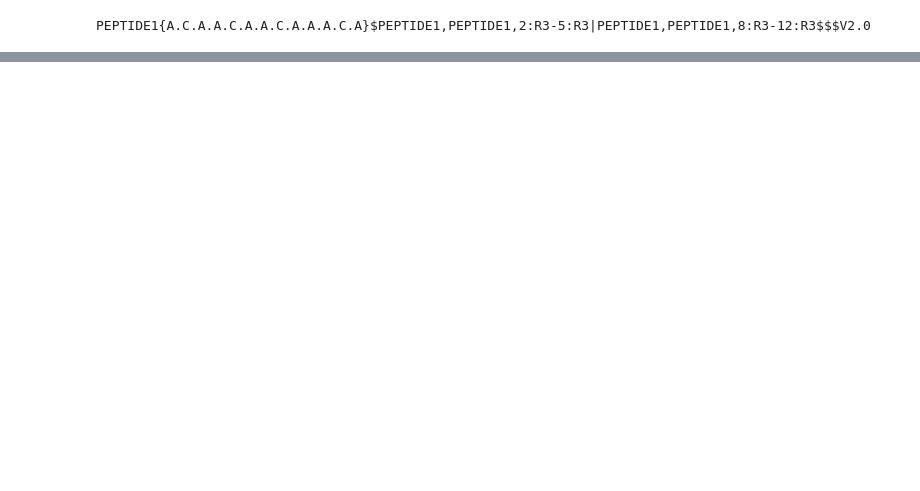
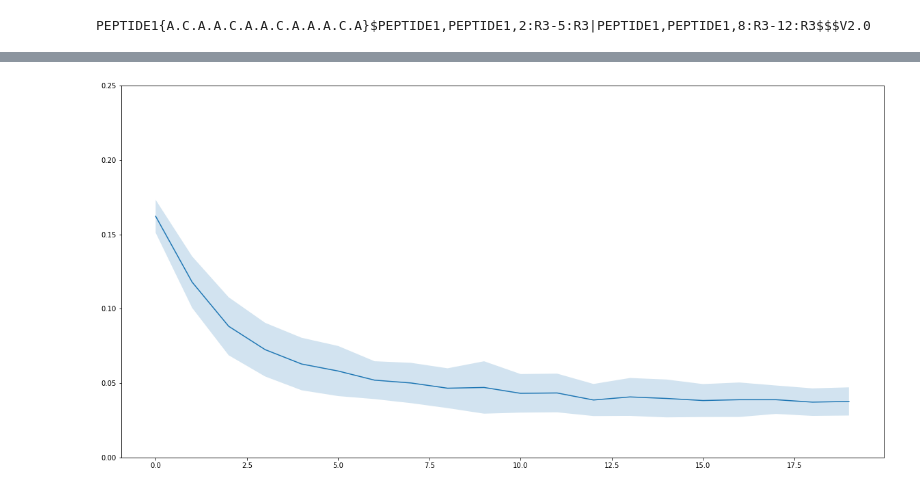
Before and after one commit to jeeberhardt/mobius, a Jupyter notebook: data/helm_ga/Untitled.ipynb, the cells around one changed output, grey strips where cells are left out. Saved outputs shown, nothing was run; the diff lists cells and outputs as text; code cells hidden in the pictures; blank space fills up the shorter version.

```diff
--- a/data/helm_ga/Untitled.ipynb
+++ b/data/helm_ga/Untitled.ipynb
@@ -45,3 +90,17 @@ monomer_aa1_lib = [x for x in monomer_peptide_lib if x['symbol'] in AA1]
+# %%
+smiles = [monomer['smiles'] for monomer in monomer_aa1_lib]
+fps = map4_fingerprint(smiles, radius=2)
+t = TanimotoSimilarityKernel()
+similarity_matrix = t.forward(fps, fps).numpy()
+# %%
+probability_matrix = []
+
+for aa in similarity_matrix:
+    tmp = aa.copy()
+    tmp[tmp == 1.0] = 0
+    probability_matrix.append(tmp / np.sum(tmp))
+
+probability_matrix = np.array(probability_matrix)
 # %%
 def parse_helm(helm_string):
     dtype = [('SourcePolymerID', 'U20'), ('TargetPolymerID', 'U20'),
@@ -388,0 +455,35 @@ PEPTIDE1{A.H.A.A.C.L}|PEPTIDE2{T.C.P.A.C.A}$$$$V2.0
+# %%
+k = TanimotoSimilarityKernel()
+m = HELMGeneticOperators(monomer_aa1_lib, probability_matrix=probability_matrix)
+
+gt = []
+
+for _ in range(50):
+    n = 20
+    HELM_string = 'PEPTIDE1{A.A.A.A.A.A}$$$$V2.0'
+
+    fps = map4_fingerprint([HELM_string], input_type='helm')
+
+    t = []
+
+    for i in range(n):
+        mutants = m.mutate(HELM_string, minimum_mutations=1, maximum_mutations=3)
+
+        fps_mutants = map4_fingerprint(mutants, input_type='helm')
+        mat = k.forward(fps, fps_mutants)
+
+        t.append(np.mean(mat.numpy()))
+
+        HELM_string = mutants[0]
+
+    gt.append(t)
+
+gt = np.array(gt)
+
+fig, ax = plt.subplots(figsize=(20, 10))
+ax.plot(np.arange(0, n), np.mean(gt, axis=0))
+plt.fill_between(np.arange(0, n), np.mean(gt, axis=0) - np.std(gt, axis=0), np.mean(gt, axis=0) + np.std(gt, axis=0), alpha=0.2)
+ax.set_ylim([0, 0.25])
+plt.show()
+# %% [output]
+[figure, added]
```
Also changed, not shown: parts of 12 cells of this notebook, 4 other files.
